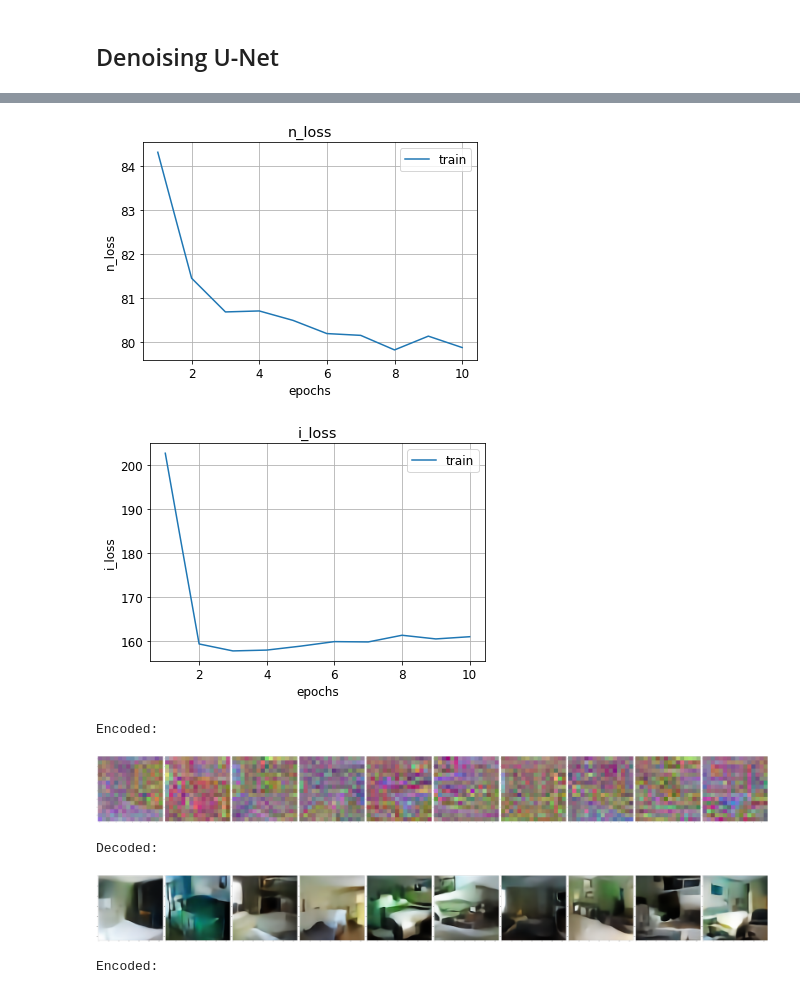
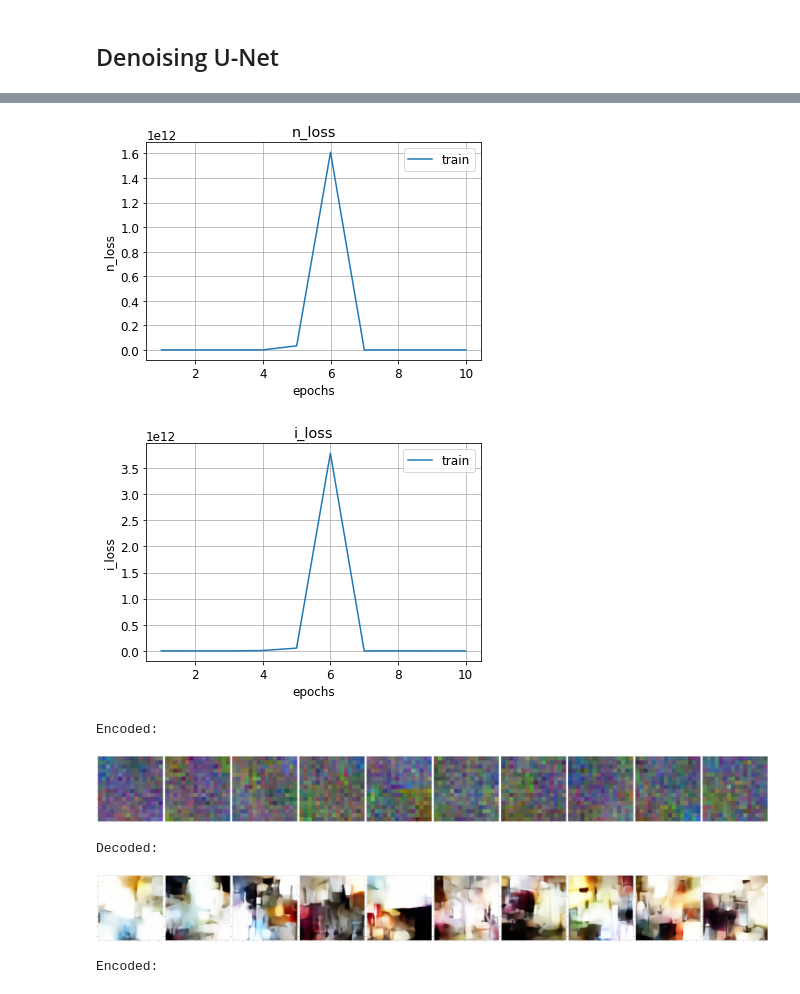
Before and after one commit to hayden-donnelly/ml-notebooks, a Jupyter notebook: latent_diffusion_image_generation.ipynb, the cells around one changed output, grey strips where cells are left out. Drawn from its saved outputs; the diff is of its cells as text; code cells hidden in the pictures.

```diff
--- a/latent_diffusion_image_generation.ipynb
+++ b/latent_diffusion_image_generation.ipynb
@@ -41,7 +41,7 @@ max_beta = 1.0
 min_beta = 0.0
 
 # Diffusion.
-diffusion_batch_size = 128
+diffusion_batch_size = 16
 diffusion_epochs = 100
 min_signal_rate = 0.02
 max_signal_rate = 0.95
@@ -554,5 +554,5 @@ class DiffusionModel(keras.Model):
 model = DiffusionModel(latent_size, diffusion_block_depth, diffusion_widths)
 model.compile(optimizer='adam')
 # %%
-diffuser_history = model.fit(lg, epochs=100)
+diffuser_history = model.fit(lg, epochs=10)
 # %% [output]
@@ -576,9 +579,9 @@ Epoch 81/100
 # %%
-plot_performance(history=diffuser_history, epochs=100, metric='n_loss')
-plot_performance(history=diffuser_history, epochs=100, metric='i_loss')
+plot_performance(history=diffuser_history, epochs=10, metric='n_loss')
+plot_performance(history=diffuser_history, epochs=10, metric='i_loss')
 # %% [output]
-[figure, old version]
+[figure, new version]
-[figure, old version]
+[figure, new version]
 # %%
 print('Encoded:')
 generated_latents = model.generate(10, 20)
@@ -592,9 +595,9 @@ generated_images = vae.decode(generated_latents)
 plot_images(generated_images.numpy())
 # %% [output]
 Encoded:
-[figure, old version]
+[figure, new version]
 Decoded:
-[figure, old version]
+[figure, new version]
 # %%
 print('Encoded:')
 generated_latents = model.generate(10, 20)
```
Also changed, not shown: parts of 6 cells of this notebook.
